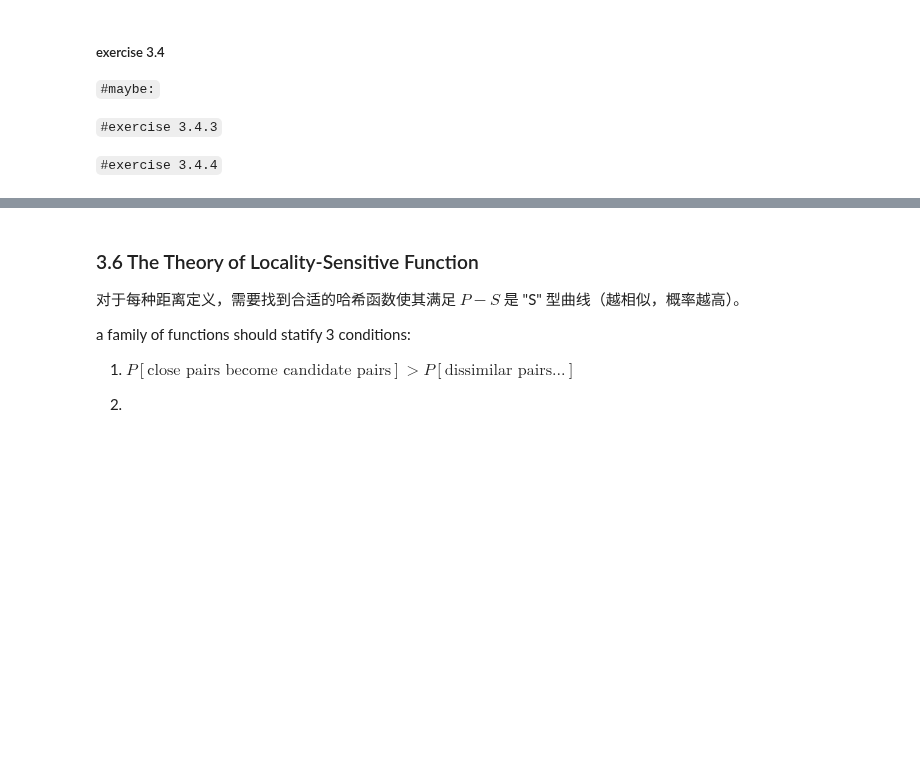
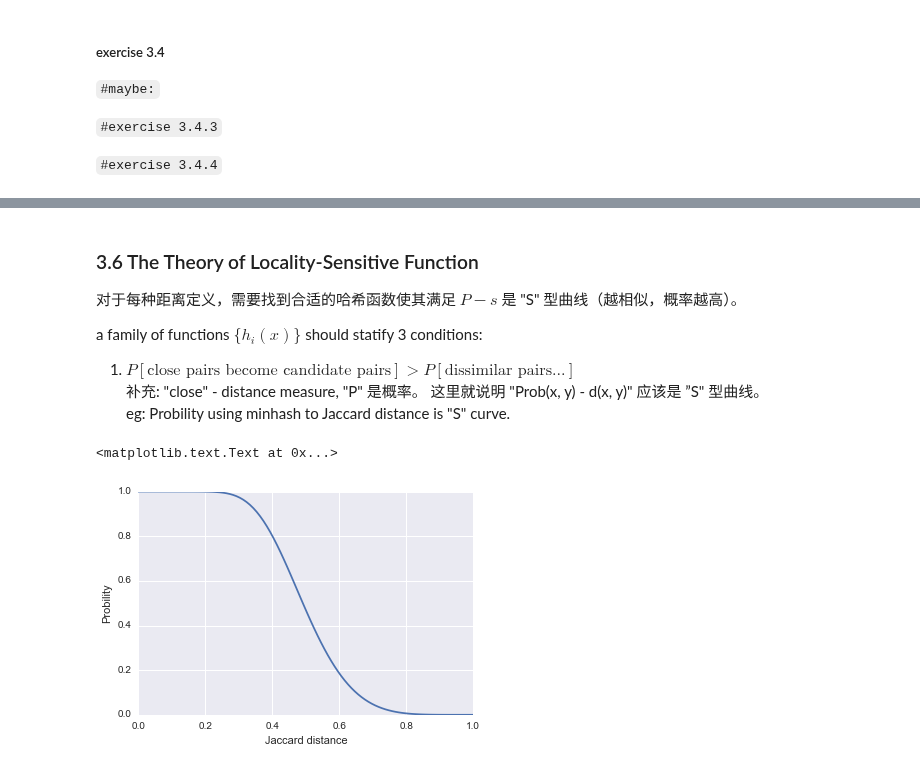
Before and after one commit to facaiy/book_notes, a Jupyter notebook: Mining_of_Massive_Datasets/Finding_Similar_Items/note.ipynb, the cells around one changed output, grey strips where cells are left out. Cells and saved outputs as stored; diff of their text form; code cells hidden in the pictures; blank space fills up the shorter version.

```diff
--- a/Mining_of_Massive_Datasets/Finding_Similar_Items/note.ipynb
+++ b/Mining_of_Massive_Datasets/Finding_Similar_Items/note.ipynb
@@ -834,10 +854,18 @@ $d(x, y) \le d(x, z) + d(z, y)$
 # %% [markdown]
 ### 3.6 The Theory of Locality-Sensitive Function
 
-对于每种距离定义，需要找到合适的哈希函数使其满足 $P-S$ 是 "S" 型曲线（越相似，概率越高）。
+对于每种距离定义，需要找到合适的哈希函数使其满足 $P-s$ 是 "S" 型曲线（越相似，概率越高）。
 
-a family of functions should statify 3 conditions:
+a family of functions $\{h_i(x)\}$ should statify 3 conditions:
 
-1. $P[\text{close pairs become candidate pairs}] > P[\text{dissimilar pairs...}]$
-
-2.
+1) $P[\text{close pairs become candidate pairs}] > P[\text{dissimilar pairs...}]$
+   补充: "close" - distance measure, "P" 是概率。 这里就说明 "Prob(x, y) - d(x, y)" 应该是 ”S" 型曲线。
+   eg: Probility using minhash to Jaccard distance is "S" curve.
+# %%
+s = np.linspace(0, 1, 100)
+plt.plot(1-s, p(s, r, b))
+plt.xlabel('Jaccard distance')
+plt.ylabel('Probility')
+# %% [output]
+<matplotlib.text.Text at 0x...>
+[figure, added]
```
Also changed, not shown: parts of 14 cells of this notebook.
